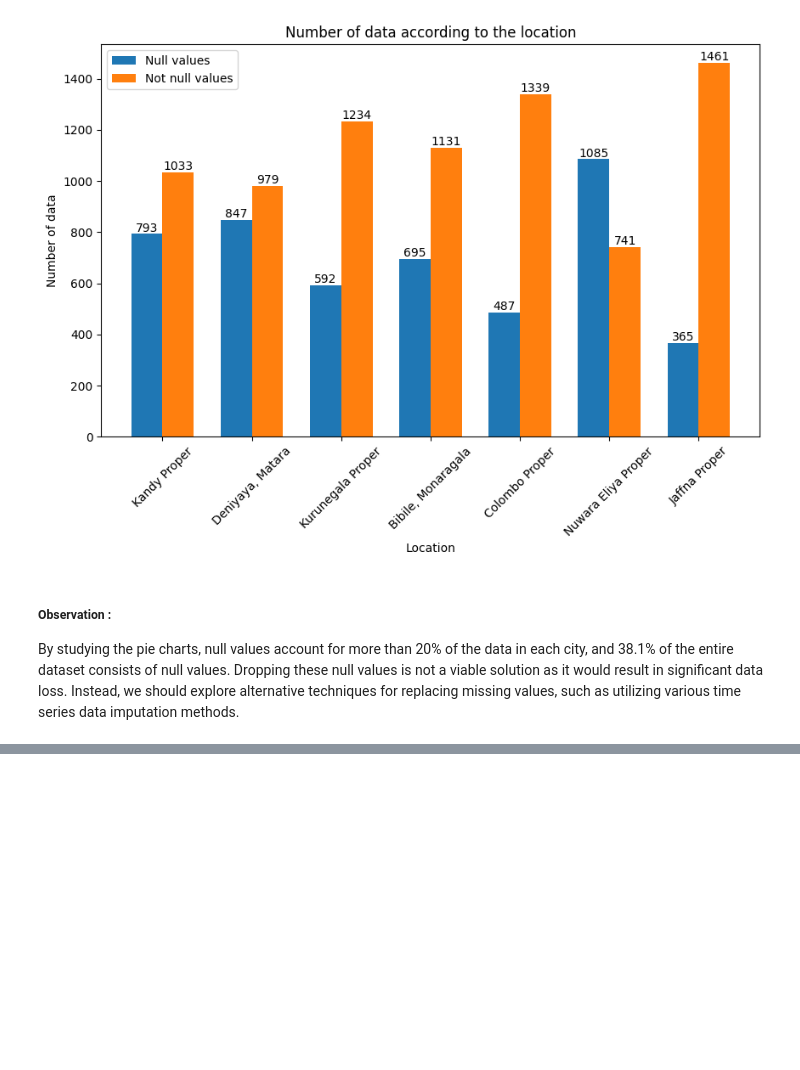
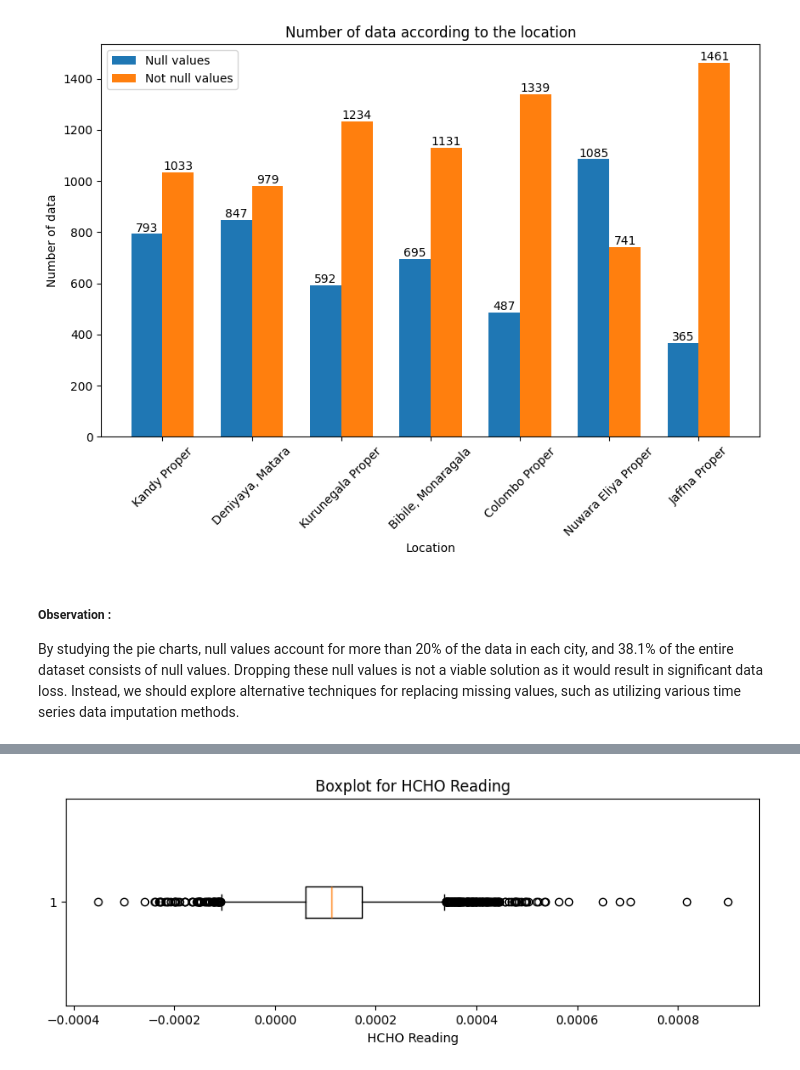
Before and after one commit to SewminaFernando/HCHO_Analyzing, a Jupyter notebook: notebooks/data_visualization(before cleaning data).ipynb, the cells around one changed output, grey strips where cells are left out. Saved outputs shown, nothing was run; the diff lists cells and outputs as text; code cells hidden in the pictures; blank space fills up the shorter version.

Commit message:
Computed dataset statistics and created boxplots prior to handling missing values

```diff
--- a/notebooks/data_visualization(before cleaning data).ipynb
+++ b/notebooks/data_visualization(before cleaning data).ipynb
@@ -129,0 +146,11 @@ By studying the pie charts, null values account for more than 20% of the data in
+# %%
+# Boxplot for hcho_reading column
+hcho_reading = all_data.select("hcho_reading").toPandas()
+
+plt.figure(figsize=(10, 3))
+plt.boxplot(hcho_reading["hcho_reading"].dropna(), vert=False)
+plt.xlabel("HCHO Reading")
+plt.title("Boxplot for HCHO Reading")
+plt.show()
+# %% [output]
+[figure, added]
```
Also changed, not shown: parts of 6 cells of this notebook.
